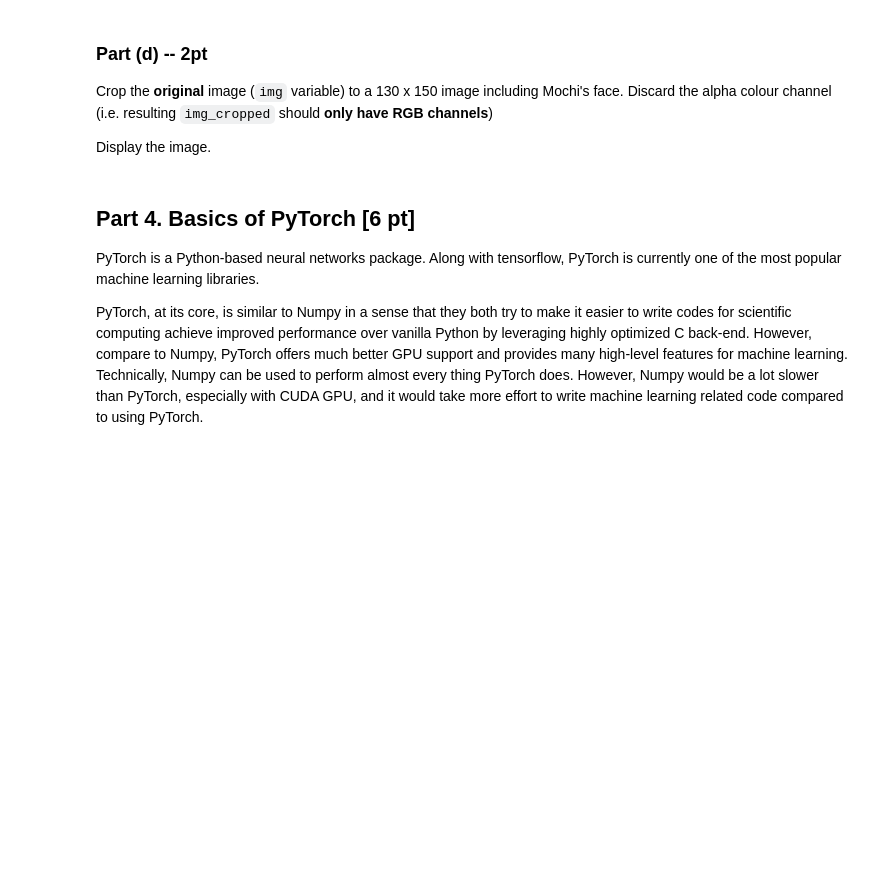
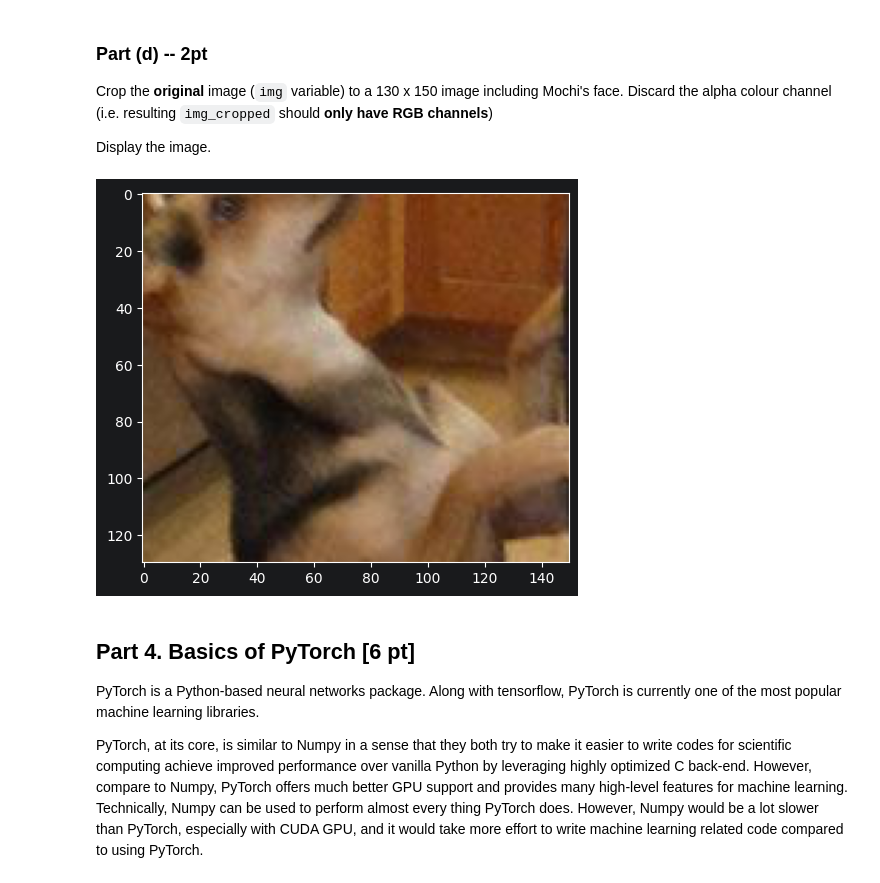
Before and after one commit to Saberartoria77/APS360_labs, a Jupyter notebook: Lab1/Lab1_PyTorch_and_ANNs.ipynb, the cells around one changed output. Saved outputs shown, nothing was run; the diff lists cells and outputs as text; code cells hidden in the pictures; blank space fills up the shorter version.

```diff
--- a/Lab1/Lab1_PyTorch_and_ANNs.ipynb
+++ b/Lab1/Lab1_PyTorch_and_ANNs.ipynb
@@ -298,6 +309,12 @@ img_add = None
 Crop the **original** image (`img` variable) to a 130 x 150 image including Mochi's face. Discard the alpha colour channel (i.e. resulting `img_cropped` should **only have RGB channels**)
 
 Display the image.
+# %%
+img_cropped = img[50:180, 60:210, :3]
+plt.imshow(img_cropped)
+plt.show()
+# %% [output]
+[figure, added]
 # %% [markdown]
 ## Part 4. Basics of PyTorch [6 pt]
 
```
Also changed, not shown: parts of 17 cells of this notebook.
